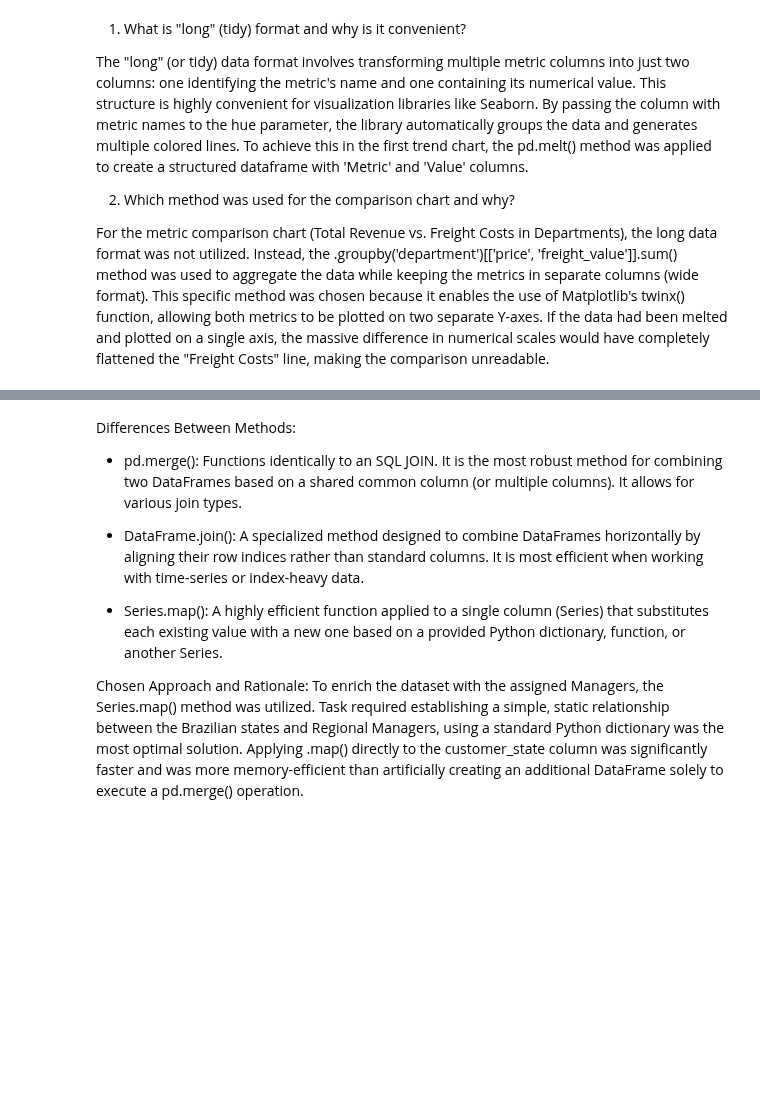
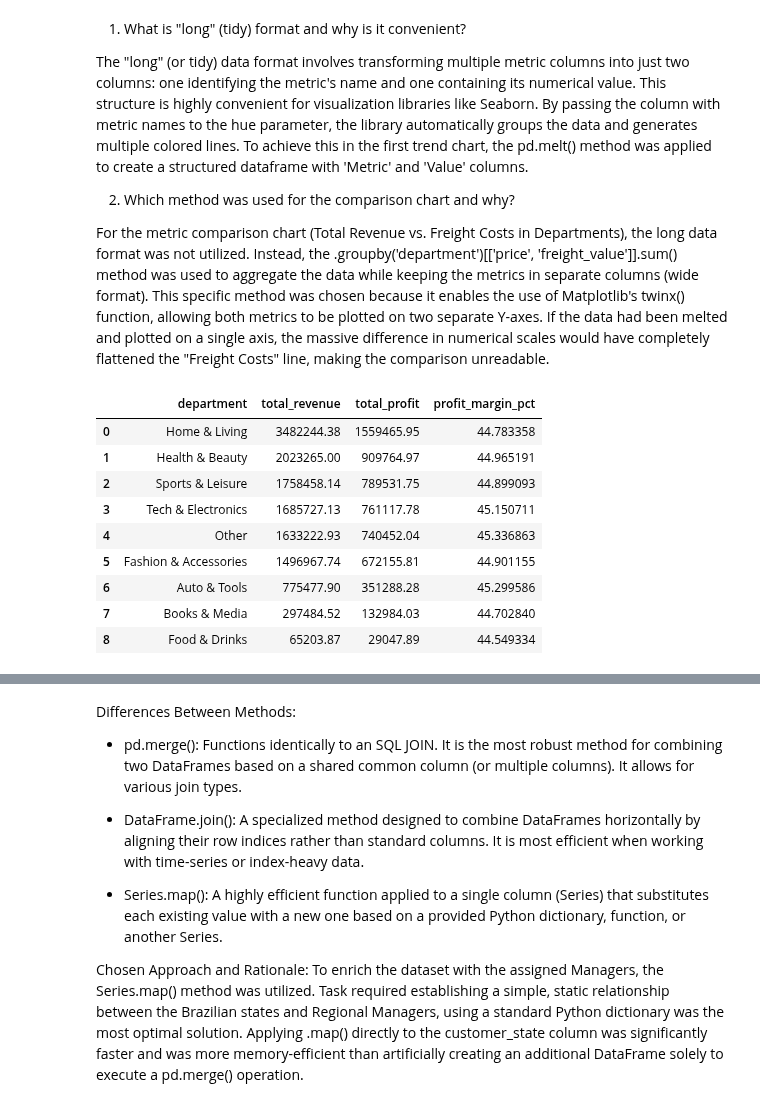
Before and after one commit to xChoina/InnowiseEnterpriseProjectSimulation, a Jupyter notebook: stage1/stage1.ipynb, the cells around one changed output, grey strips where cells are left out. Cells and saved outputs as stored; diff of their text form; code cells hidden in the pictures; blank space fills up the shorter version.

```diff
--- a/stage1/stage1.ipynb
+++ b/stage1/stage1.ipynb
@@ -467,3 +472,25 @@ The "long" (or tidy) data format involves transforming multiple metric columns i
 2. Which method was used for the comparison chart and why?
 
 For the metric comparison chart (Total Revenue vs. Freight Costs in Departments), the long data format was not utilized. Instead, the .groupby('department')[['price', 'freight_value']].sum() method was used to aggregate the data while keeping the metrics in separate columns (wide format). This specific method was chosen because it enables the use of Matplotlib's twinx() function, allowing both metrics to be plotted on two separate Y-axes. If the data had been melted and plotted on a single axis, the massive difference in numerical scales would have completely flattened the "Freight Costs" line, making the comparison unreadable.
+# %%
+margin_by_department = (
+    df.groupby('department').agg(
+        total_revenue=('price','sum'),
+        total_profit=('profit_margin', 'sum')
+    ).assign(
+        profit_margin_pct=lambda x:
+        x['total_profit']/ x['total_revenue'] * 100
+    ).nlargest(10, 'total_revenue').reset_index()
+)
+display(margin_by_department)
+# %% [output]
+|  | department | total_revenue | total_profit | profit_margin_pct |
+| 0 | Home & Living | 3482244.38 | 1559465.95 | 44.783358 |
+| 1 | Health & Beauty | 2023265.00 | 909764.97 | 44.965191 |
+| 2 | Sports & Leisure | 1758458.14 | 789531.75 | 44.899093 |
+| 3 | Tech & Electronics | 1685727.13 | 761117.78 | 45.150711 |
+| 4 | Other | 1633222.93 | 740452.04 | 45.336863 |
+| 5 | Fashion & Accessories | 1496967.74 | 672155.81 | 44.901155 |
+| 6 | Auto & Tools | 775477.90 | 351288.28 | 45.299586 |
+| 7 | Books & Media | 297484.52 | 132984.03 | 44.702840 |
+| 8 | Food & Drinks | 65203.87 | 29047.89 | 44.549334 |
```
Also changed, not shown: parts of 13 cells of this notebook.
